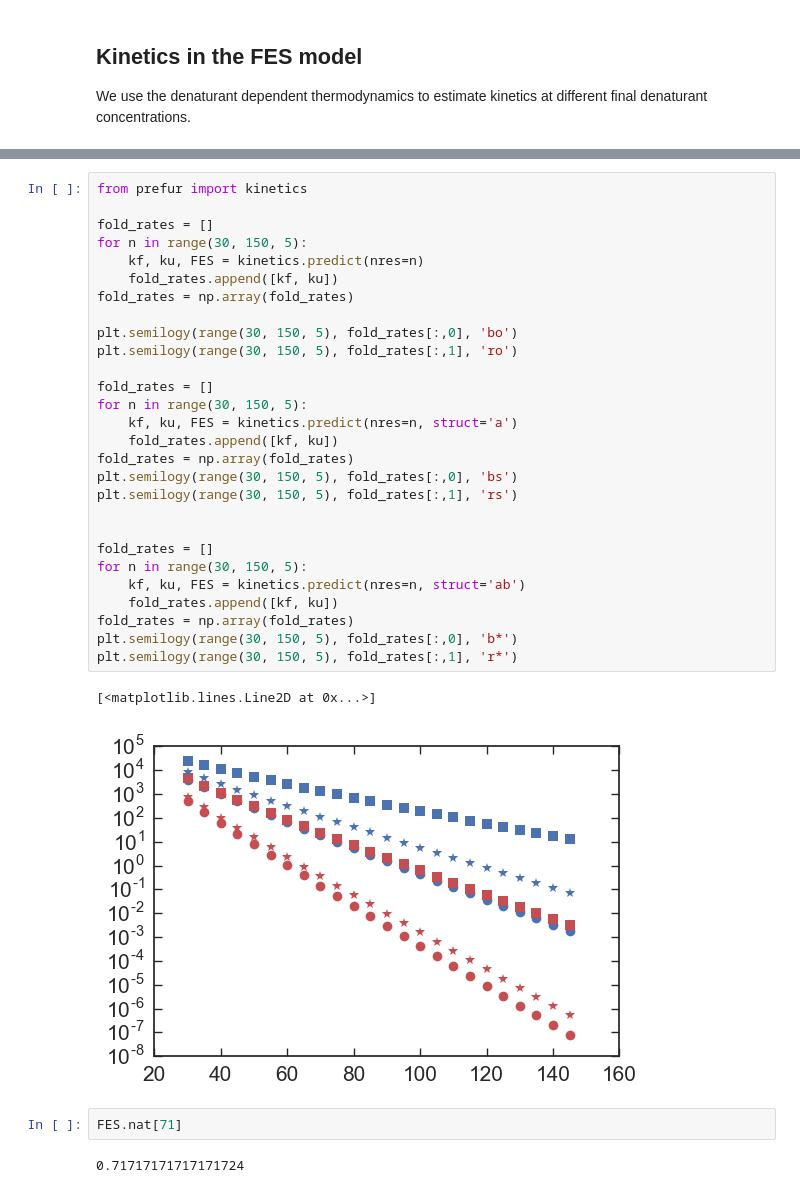
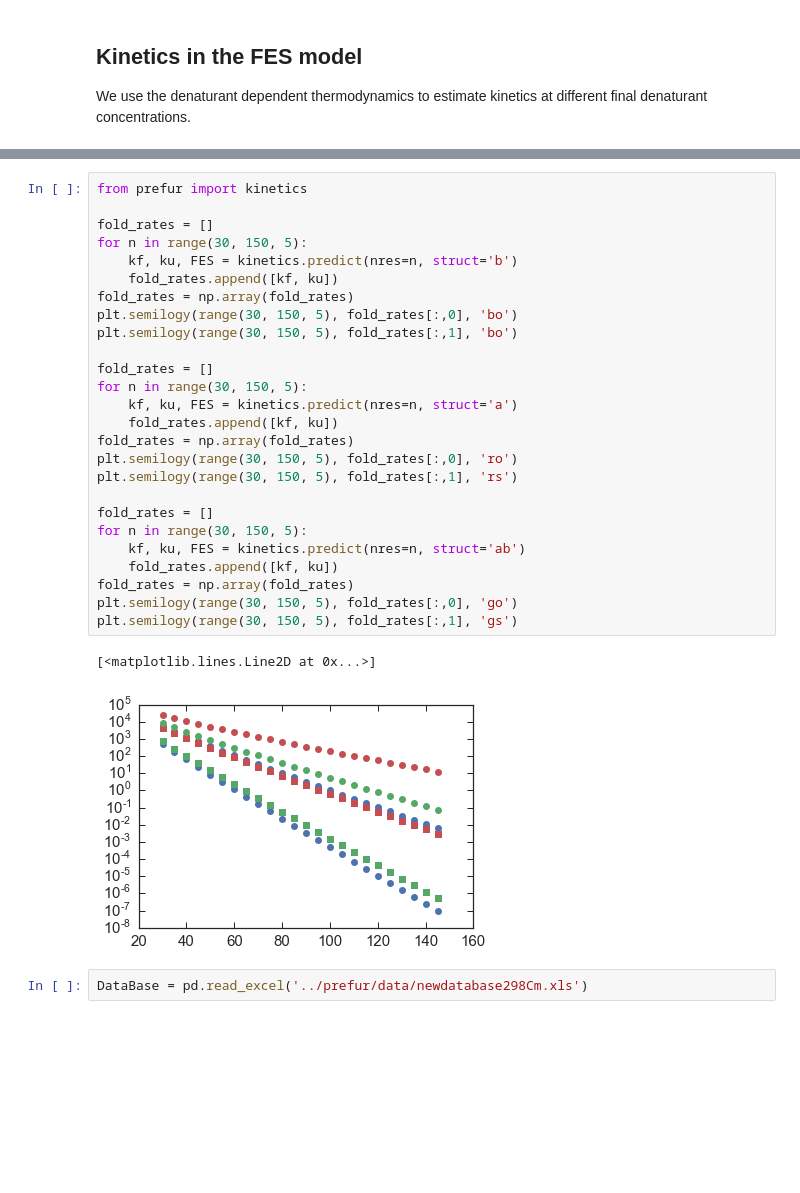
Before and after one commit to daviddesancho/PREFUR, a Jupyter notebook: examples/free_energy_predict.ipynb, the cells around one changed output, grey strips where cells are left out. Cells and saved outputs as stored; diff of their text form; blank space fills up the shorter version.

Commit message:
first (wrong) attempt at prediction

```diff
--- a/examples/free_energy_predict.ipynb
+++ b/examples/free_energy_predict.ipynb
@@ -43,35 +48,31 @@ ax1.legend(loc=1)
 # %%
 from prefur import kinetics
 
 fold_rates = []
 for n in range(30, 150, 5):
-    kf, ku, FES = kinetics.predict(nres=n)
+    kf, ku, FES = kinetics.predict(nres=n, struct='b')
     fold_rates.append([kf, ku])
 fold_rates = np.array(fold_rates)
-
 plt.semilogy(range(30, 150, 5), fold_rates[:,0], 'bo')
-plt.semilogy(range(30, 150, 5), fold_rates[:,1], 'ro')
+plt.semilogy(range(30, 150, 5), fold_rates[:,1], 'bo')
 
 fold_rates = []
 for n in range(30, 150, 5):
     kf, ku, FES = kinetics.predict(nres=n, struct='a')
     fold_rates.append([kf, ku])
 fold_rates = np.array(fold_rates)
-plt.semilogy(range(30, 150, 5), fold_rates[:,0], 'bs')
+plt.semilogy(range(30, 150, 5), fold_rates[:,0], 'ro')
 plt.semilogy(range(30, 150, 5), fold_rates[:,1], 'rs')
-
 
 fold_rates = []
 for n in range(30, 150, 5):
     kf, ku, FES = kinetics.predict(nres=n, struct='ab')
     fold_rates.append([kf, ku])
 fold_rates = np.array(fold_rates)
-plt.semilogy(range(30, 150, 5), fold_rates[:,0], 'b*')
-plt.semilogy(range(30, 150, 5), fold_rates[:,1], 'r*')
+plt.semilogy(range(30, 150, 5), fold_rates[:,0], 'go')
+plt.semilogy(range(30, 150, 5), fold_rates[:,1], 'gs')
 # %% [output]
 [<matplotlib.lines.Line2D at 0x...>]
-[figure, old version]
+[figure, new version]
-# %%
-FES.nat[71]
-# %% [output]
-0.71717171717171724
+# %%
+DataBase = pd.read_excel('../prefur/data/newdatabase298Cm.xls')
```
Also changed, not shown: parts of 5 cells of this notebook.
